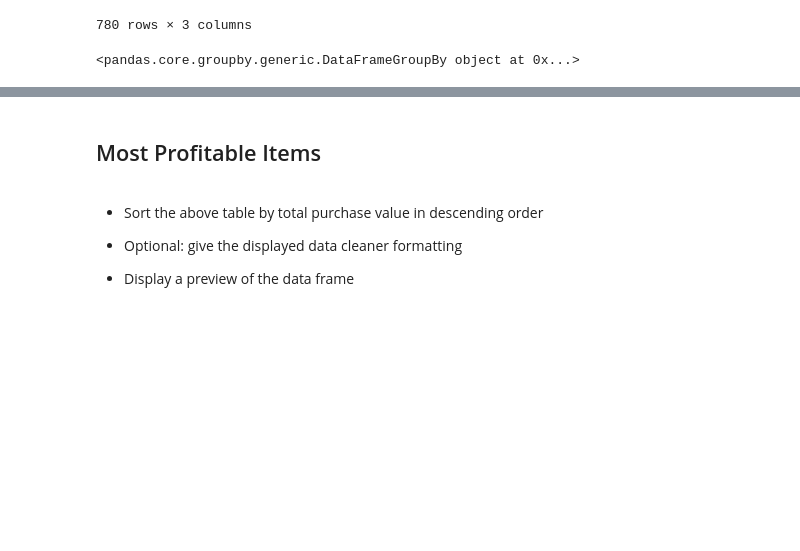
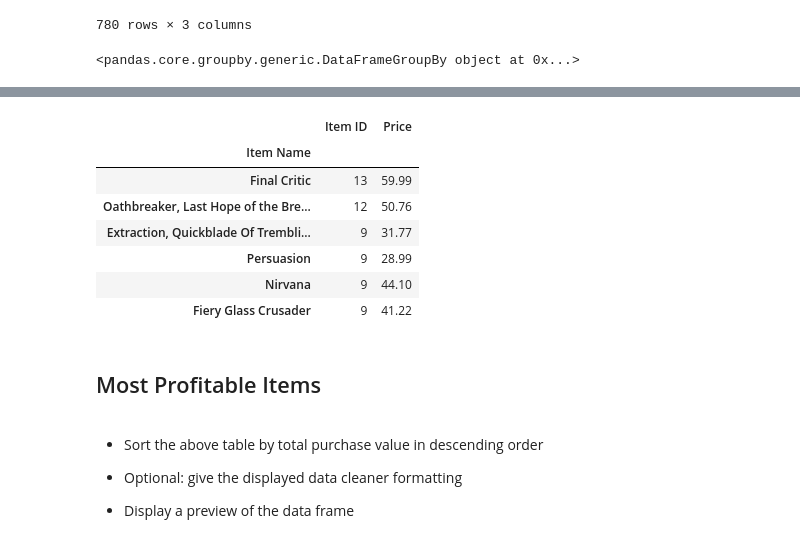
Before and after one commit to alfonsocamero/pandas-challenge, a Jupyter notebook: HeroesOfPymoli/HeroesOfPymoli_starter.ipynb, the cells around one changed output, grey strips where cells are left out. Cells and saved outputs as stored; diff of their text form; code cells hidden in the pictures; blank space fills up the shorter version.

Commit message:
Got purchase count and total price for most popular items section

```diff
--- a/HeroesOfPymoli/HeroesOfPymoli_starter.ipynb
+++ b/HeroesOfPymoli/HeroesOfPymoli_starter.ipynb
@@ -544,7 +544,7 @@ grouped_item_df
 # %% [output]
 <pandas.core.groupby.generic.DataFrameGroupBy object at 0x...>
 # %%
-purchase_count_df = grouped_item_df["Item ID"].value_counts().sort_values(ascending=False).head(10)
+purchase_count_df = grouped_item_df["Item ID"].value_counts().sort_values(ascending=False).head(6)
 purchase_count_df
 # %% [output]
 Item ID  Item Name                                     Item ID
@@ -561 +557,4 @@ Item ID  Item Name                                     Item ID
 Name: Item ID, dtype: int64
+# %%
+most_pop_price_df = grouped_item_df["Price"].sum().sort_values(ascending=False).head(10)
+most_pop_price_df
@@ -562,3 +574,15 @@ Name: Item ID, dtype: int64
+# %%
+most_pop_merge_df = pd.merge(purchase_count_df, most_pop_price_df, on="Item Name")
+most_pop_merge_df
+# %% [output]
+|  | Item ID | Price |
+| Item Name |  |  |
+| Final Critic | 13 | 59.99 |
+| Oathbreaker, Last Hope of the Bre... | 12 | 50.76 |
+| Extraction, Quickblade Of Trembli... | 9 | 31.77 |
+| Persuasion | 9 | 28.99 |
+| Nirvana | 9 | 44.10 |
+| Fiery Glass Crusader | 9 | 41.22 |
 # %% [markdown]
 ## Most Profitable Items
 # %% [markdown]
```
Also changed, not shown: parts of 2 cells of this notebook.
